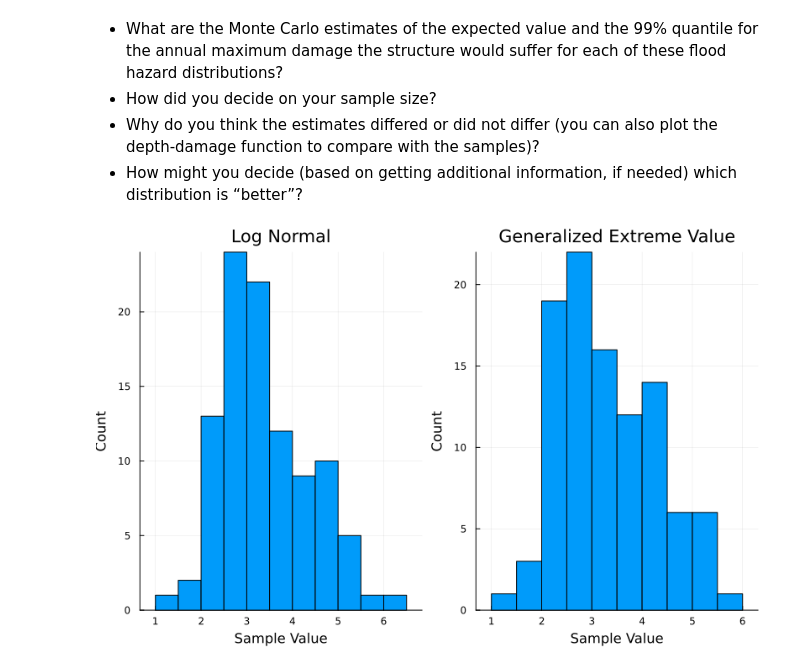
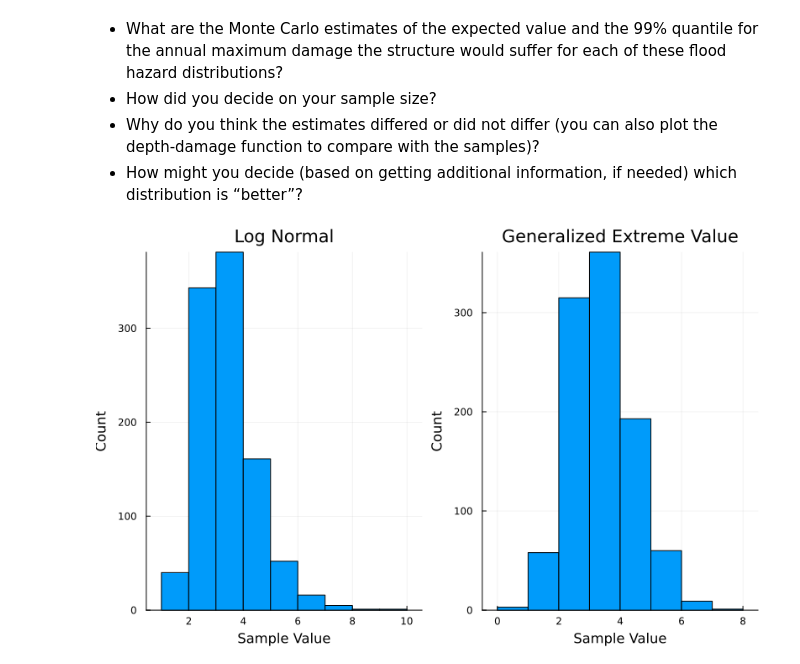
Before and after one commit to BEE4750-FA25/lab-2-Wyndter, a Jupyter notebook: lab02.ipynb, the cells around one changed output. Cells and saved outputs as stored; diff of their text form; code cells hidden in the pictures.

```diff
--- a/lab02.ipynb
+++ b/lab02.ipynb
@@ -184,16 +168,16 @@ following questions:
     needed) which distribution is “better”?
 # %%
 log_dist = LogNormal(1.2, 0.3)
-log_sample = rand(log_dist, 100)
+log_sample = rand(log_dist, 1000)
 p1 = histogram(log_sample, legend=:false, bins=10, title = "Log Normal")
 
 gen_dist = GeneralizedExtremeValue(3, 0.9, -0.15)
-gen_sample = rand(gen_dist, 100)
+gen_sample = rand(gen_dist, 1000)
 p2 = histogram(gen_sample, legend=:false, bins=10, title = "Generalized Extreme Value")
 
 plot(p1, p2, layout=(1,2), size = (800,500), )
 ylabel!("Count")
 xlabel!("Sample Value")
 # %% [output]
-[figure, old version]
+[figure, new version]
 # %% [markdown]
```
Also changed, not shown: parts of 8 cells of this notebook.
